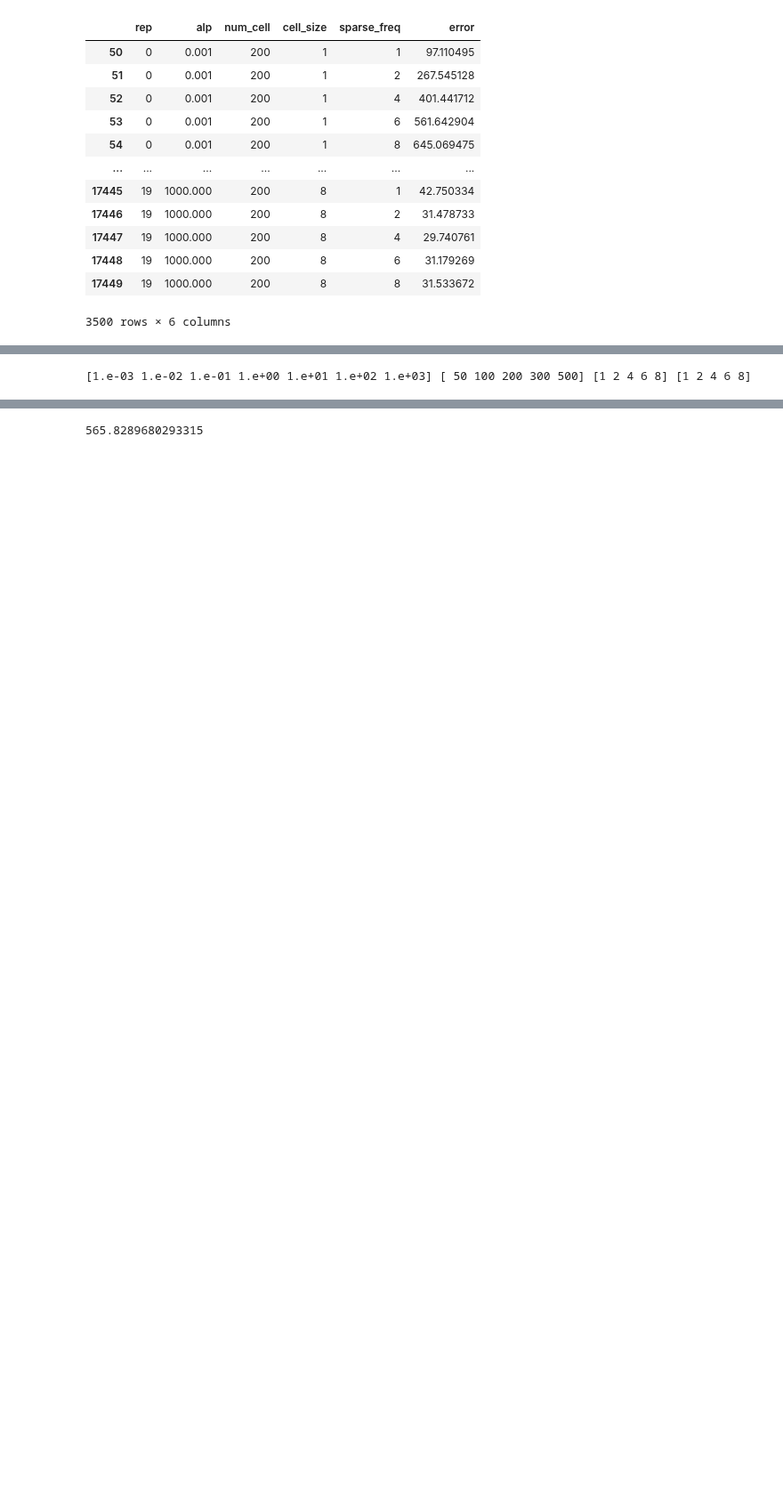
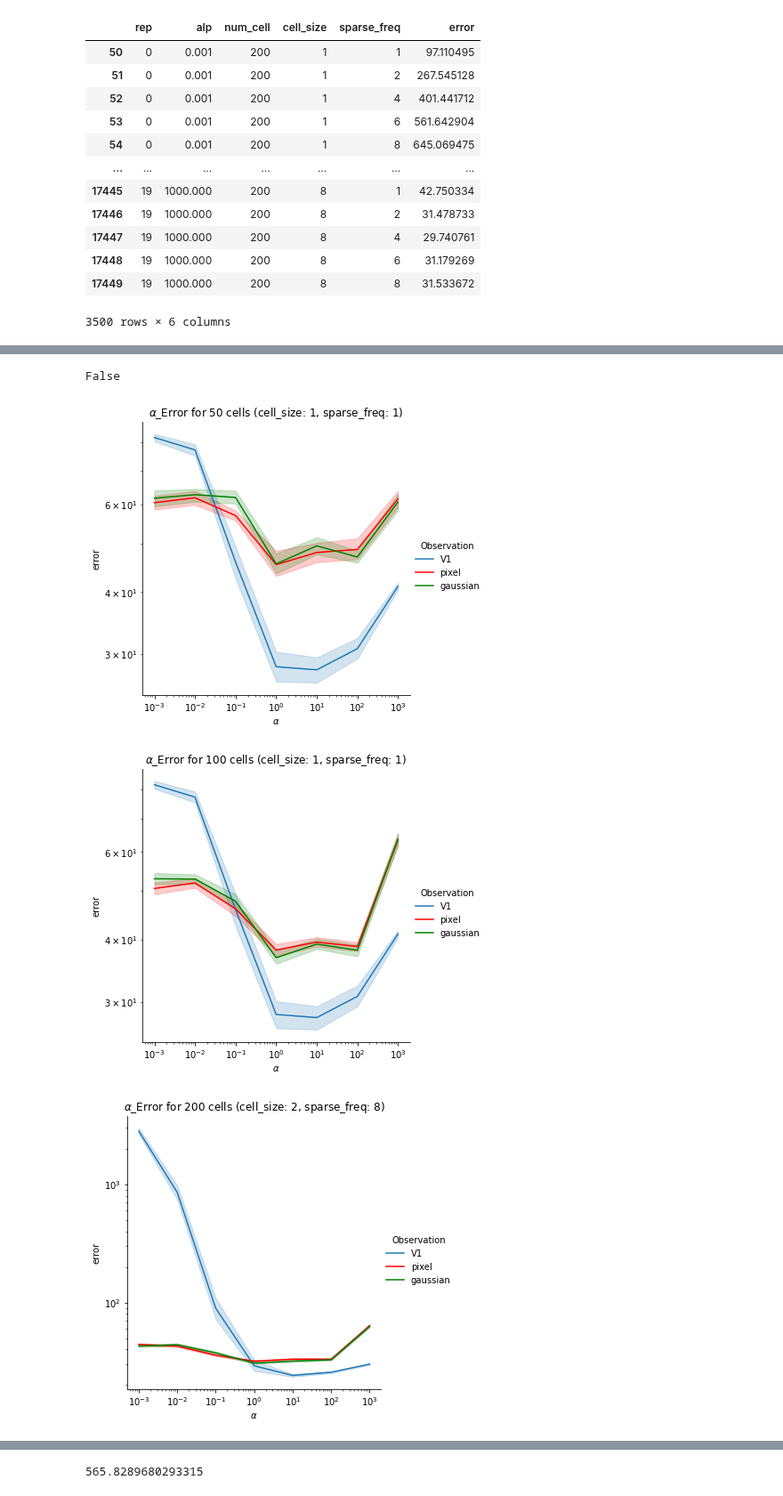
Before and after one commit to qkstngus000/Visual-Compressive-Sensing, a Jupyter notebook: experiment/method_figures/optimal_alpha_vs_error.ipynb, the cells around one changed output, grey strips where cells are left out. Shown at 89% size. Drawn from its saved outputs; the diff is of its cells as text; code cells hidden in the pictures; blank space fills up the shorter version.

Commit message:
finished alpha_error figure

```diff
--- a/experiment/method_figures/optimal_alpha_vs_error.ipynb
+++ b/experiment/method_figures/optimal_alpha_vs_error.ipynb
@@ -121,38 +134,8 @@ V1_param_df
 | 17448 | 19 | 1000.000 | 200 | 8 | 6 | 31.179269 |
 | 17449 | 19 | 1000.000 | 200 | 8 | 8 | 31.533672 |
 3500 rows × 6 columns
-# %%
-def alpha_error(img, pixel_data, gaussian_data, V1_data):
-    if None in [pixel_data, gaussian_data, V1_data]:
-        print("Currently all file required")
-        sys.exit(0)
-
-    # Preprocess data not to have
-    pixel_df = remove_unnamed_data(pd.read_csv(pixel_data))
-    gaussian_df = remove_unnamed_data(pd.read_csv(gaussian_data))
-    V1_df = remove_unnamed_data(pd.read_csv(V1_data))
-
-    alp = pixel_df["alp"].unique()
-    num_cell = pixel_df["num_cell"].unique()
-    cell_size = None
-    sparse_freq = None
-
-    lv = None
-
-    method = "dct"
-    observation = "V1"
-
-
-    if (method.lower() == "dct") :
-        if (observation.upper() == 'V1') :
-            cell_size = V1_df["cell_size"].unique()
-            sparse_freq = V1_df["sparse_freq"].unique()
-    elif (method.lower() == "dwt") :mean
-        lv = pixel_df['lv'].unique()
-        if (observation.upper() == 'V1') :
-            cell_size = V1_df["cell_sz"].unique()
-            sparse_freq = V1_df["sparse_freq"].unique()
-
-    print(alp, num_cell, cell_size, sparse_freq)
-
-    itertools.product()
+# %%
+V1_df_mean = V1_df.groupby(list(V1_df.columns[1:-1]),
+                                           as_index = False).mean().drop('rep', axis=1)
+V1_df_mean.loc[V1_df_mean['error'] == V1_df_mean['error'].
+                                                median()][['num_cell', 'cell_size', 'sparse_freq']].values.squeeze()
@@ -158,0 +169,4 @@ def alpha_error(img, pixel_data, gaussian_data, V1_data):
+# %%
+not (V1_df['num_cell'].unique().shape == pixel_df['num_cell'].unique().shape) and (V1_df['num_cell'].unique().shape == gaussian_df['num_cell'].unique().shape)
+# %% [output]
+False
@@ -159,4 +234,6 @@ def alpha_error(img, pixel_data, gaussian_data, V1_data):
 # %%
-alpha_error('tree_part1.jpg', pixel_data, gaussian_data, V1_data)
+alpha_error('tree_part1.jpg', 'dct', pixel_data, gaussian_data, V1_data, True)
 # %% [output]
-[1.e-03 1.e-02 1.e-01 1.e+00 1.e+01 1.e+02 1.e+03] [ 50 100 200 300 500] [1 2 4 6 8] [1 2 4 6 8]
+[figure, added]
+[figure, added]
+[figure, added]
```
Also changed, not shown: parts of 16 cells of this notebook, 1 other file.
